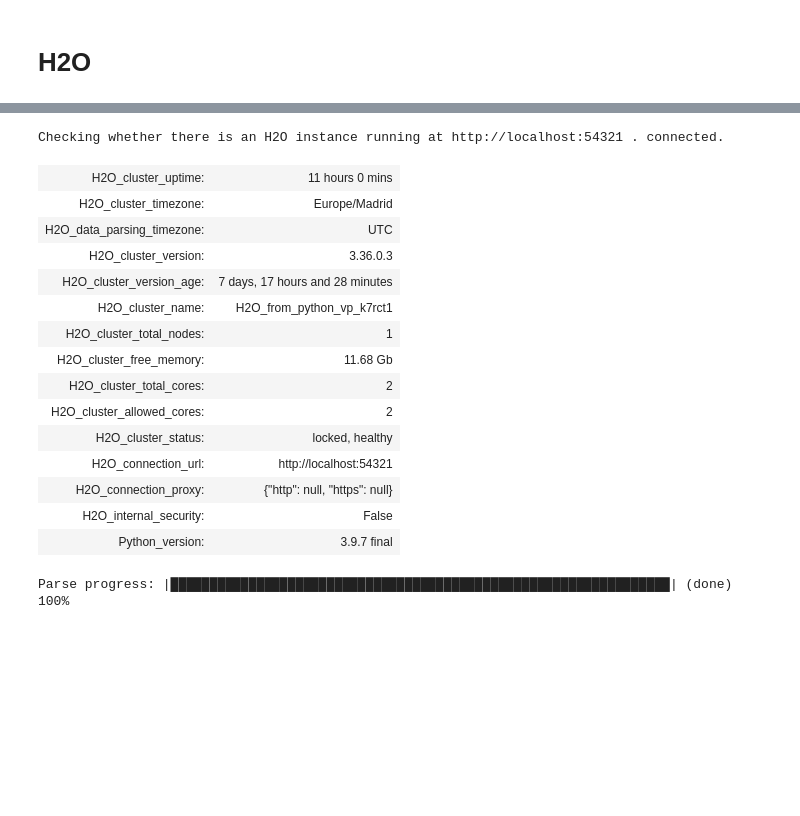
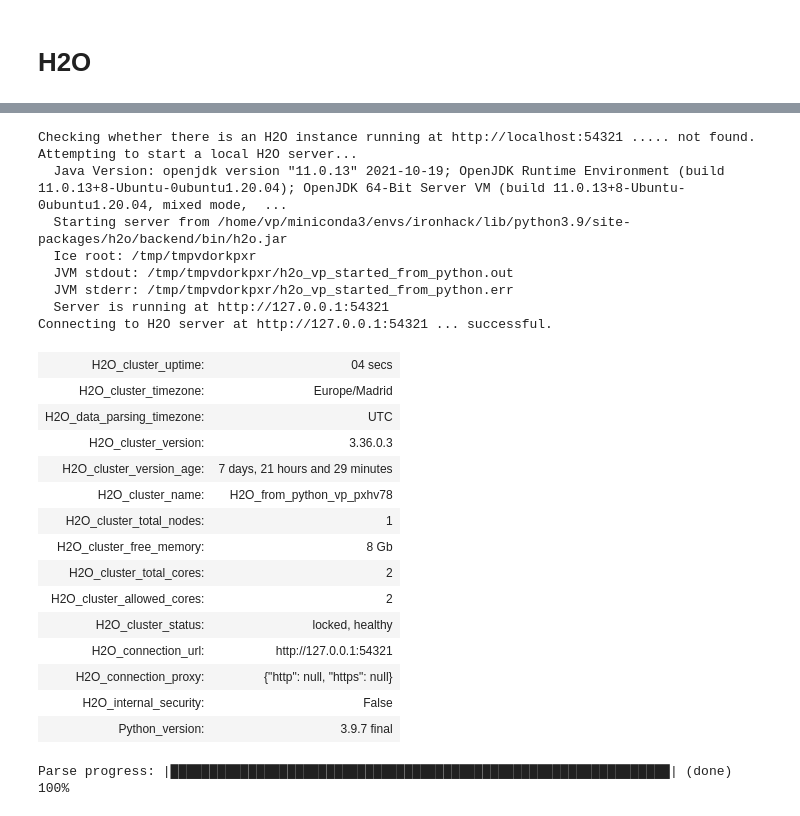
Before and after one commit to VictorPablo12/ML_kaggle_competition, a Jupyter notebook: LIMPIO.ipynb, the cells around one changed output, grey strips where cells are left out. Saved outputs shown, nothing was run; the diff lists cells and outputs as text; code cells hidden in the pictures; blank space fills up the shorter version.

```diff
--- a/LIMPIO.ipynb
+++ b/LIMPIO.ipynb
@@ -248,22 +248,30 @@ from h2o.automl import H2OAutoML
 # %%
 h2o.init(
     nthreads=-1,     # number of threads when launching a new H2O server
-    max_mem_size=8  # in gigabytes
+    max_mem_size=8,# in gigabytes
 )
 # %% [output]
-Checking whether there is an H2O instance running at http://localhost:54321 . connected.
+Checking whether there is an H2O instance running at http://localhost:54321 ..... not found.
+Attempting to start a local H2O server...
+  Java Version: openjdk version "11.0.13" 2021-10-19; OpenJDK Runtime Environment (build 11.0.13+8-Ubuntu-0ubuntu1.20.04); OpenJDK 64-Bit Server VM (build 11.0.13+8-Ubuntu-0ubuntu1.20.04, mixed mode,  ...
+  Starting server from /home/vp/miniconda3/envs/ironhack/lib/python3.9/site-packages/h2o/backend/bin/h2o.jar
+  Ice root: /tmp/tmpvdorkpxr
+  JVM stdout: /tmp/tmpvdorkpxr/h2o_vp_started_from_python.out
+  JVM stderr: /tmp/tmpvdorkpxr/h2o_vp_started_from_python.err
+  Server is running at http://127.0.0.1:54321
+Connecting to H2O server at http://127.0.0.1:54321 ... successful.
-| H2O_cluster_uptime: | 11 hours 0 mins |
+| H2O_cluster_uptime: | 04 secs |
 | H2O_cluster_timezone: | Europe/Madrid |
 | H2O_data_parsing_timezone: | UTC |
 | H2O_cluster_version: | 3.36.0.3 |
-| H2O_cluster_version_age: | 7 days, 17 hours and 28 minutes |
-| H2O_cluster_name: | H2O_from_python_vp_k7rct1 |
+| H2O_cluster_version_age: | 7 days, 21 hours and 29 minutes |
+| H2O_cluster_name: | H2O_from_python_vp_pxhv78 |
 | H2O_cluster_total_nodes: | 1 |
-| H2O_cluster_free_memory: | 11.68 Gb |
+| H2O_cluster_free_memory: | 8 Gb |
 | H2O_cluster_total_cores: | 2 |
 | H2O_cluster_allowed_cores: | 2 |
 | H2O_cluster_status: | locked, healthy |
-| H2O_connection_url: | http://localhost:54321 |
+| H2O_connection_url: | http://127.0.0.1:54321 |
 | H2O_connection_proxy: | {"http": null, "https": null} |
 | H2O_internal_security: | False |
 | Python_version: | 3.9.7 final |
```
Also changed, not shown: parts of 35 cells of this notebook, 1 other file.
